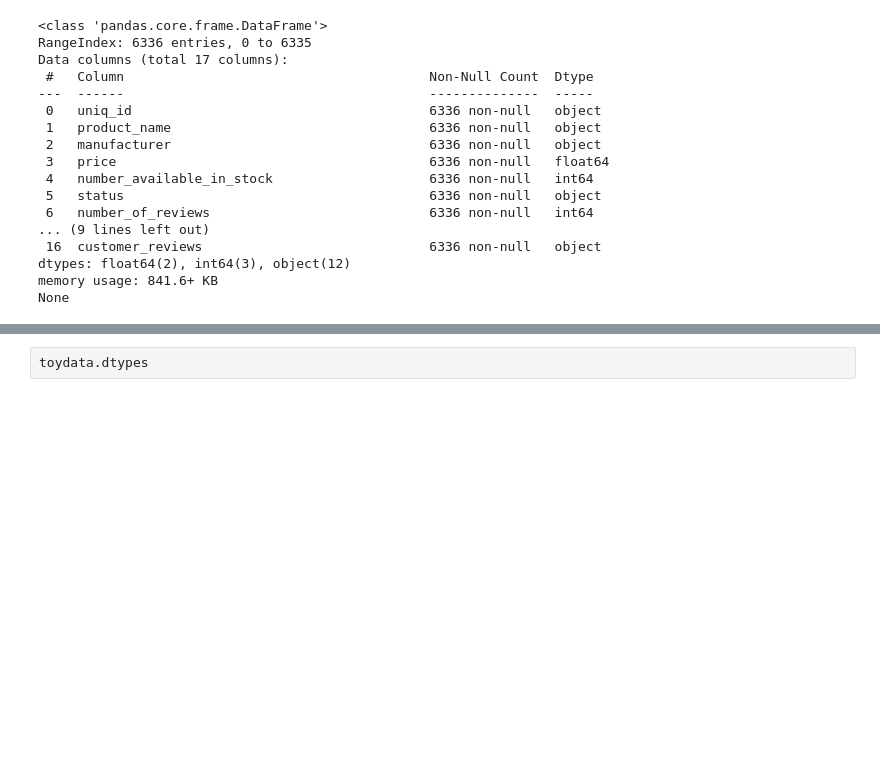
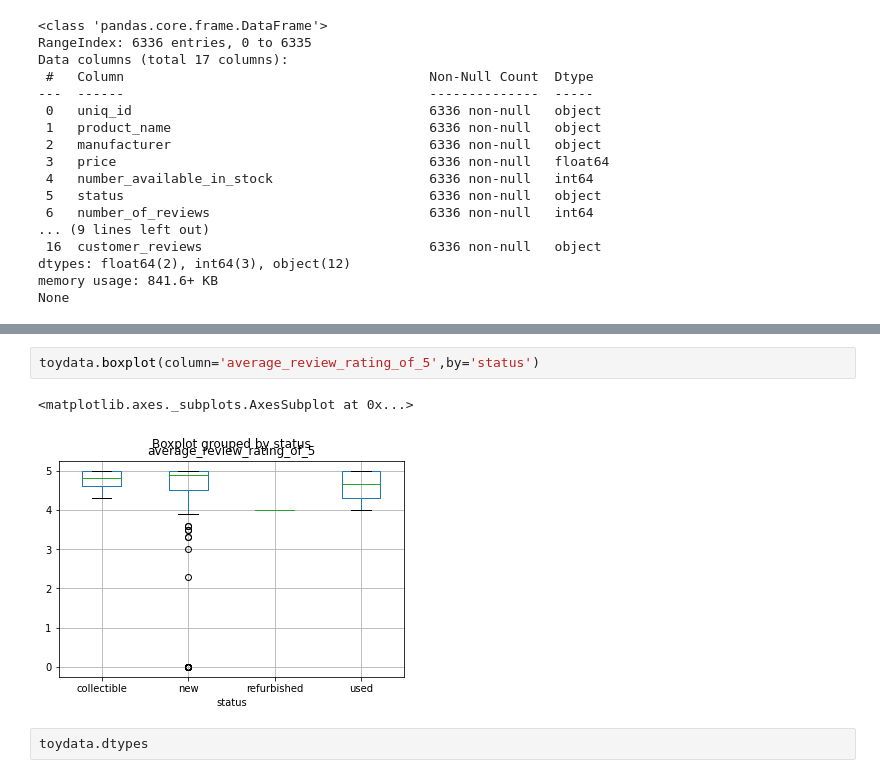
Before and after one commit to sekharmm/mandava_IT533, a Jupyter notebook: mandava_toydata.ipynb, the cells around one changed output, grey strips where cells are left out. Saved outputs shown, nothing was run; the diff lists cells and outputs as text; blank space fills up the shorter version.

```diff
--- a/mandava_toydata.ipynb
+++ b/mandava_toydata.ipynb
@@ -53,3 +151,8 @@ None
+# %%
+toydata.boxplot(column='average_review_rating_of_5',by='status')
+# %% [output]
+<matplotlib.axes._subplots.AxesSubplot at 0x...>
+[figure, added]
 # %%
 toydata.dtypes
 # %% [output]
```
Also changed, not shown: parts of 47 cells of this notebook.
